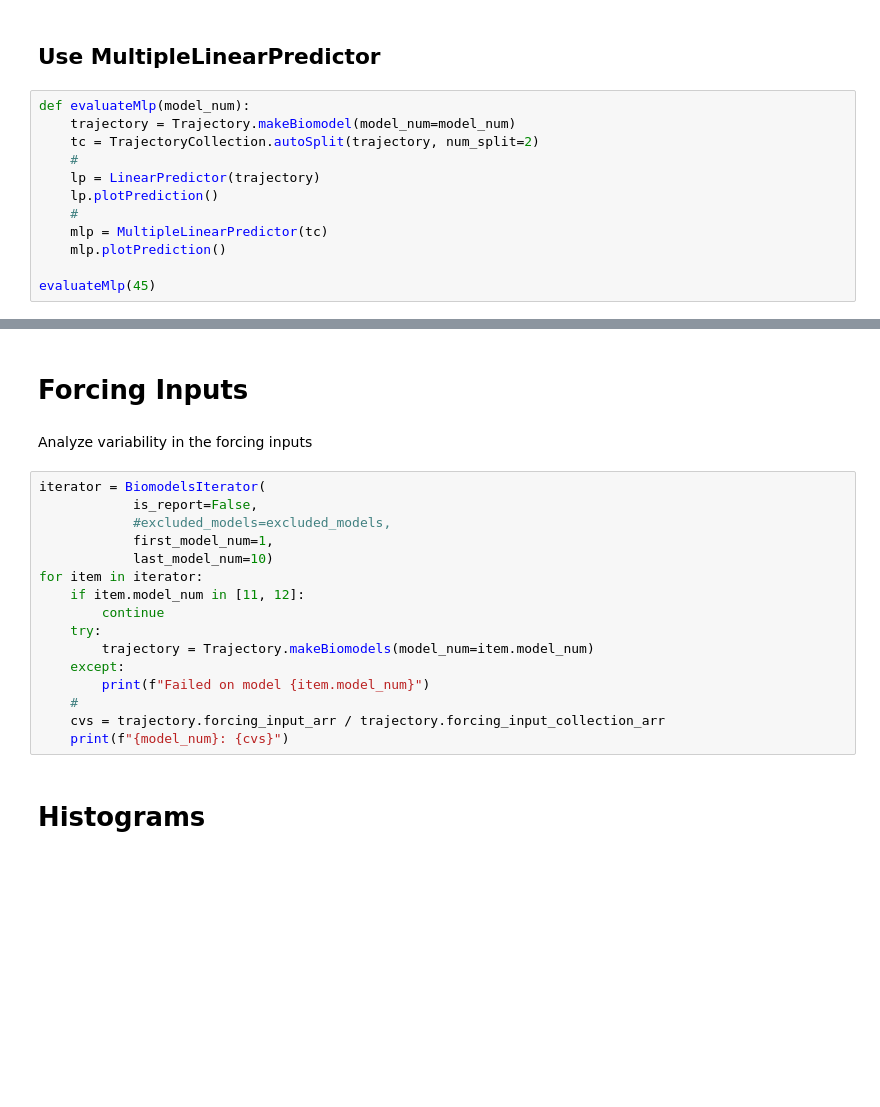
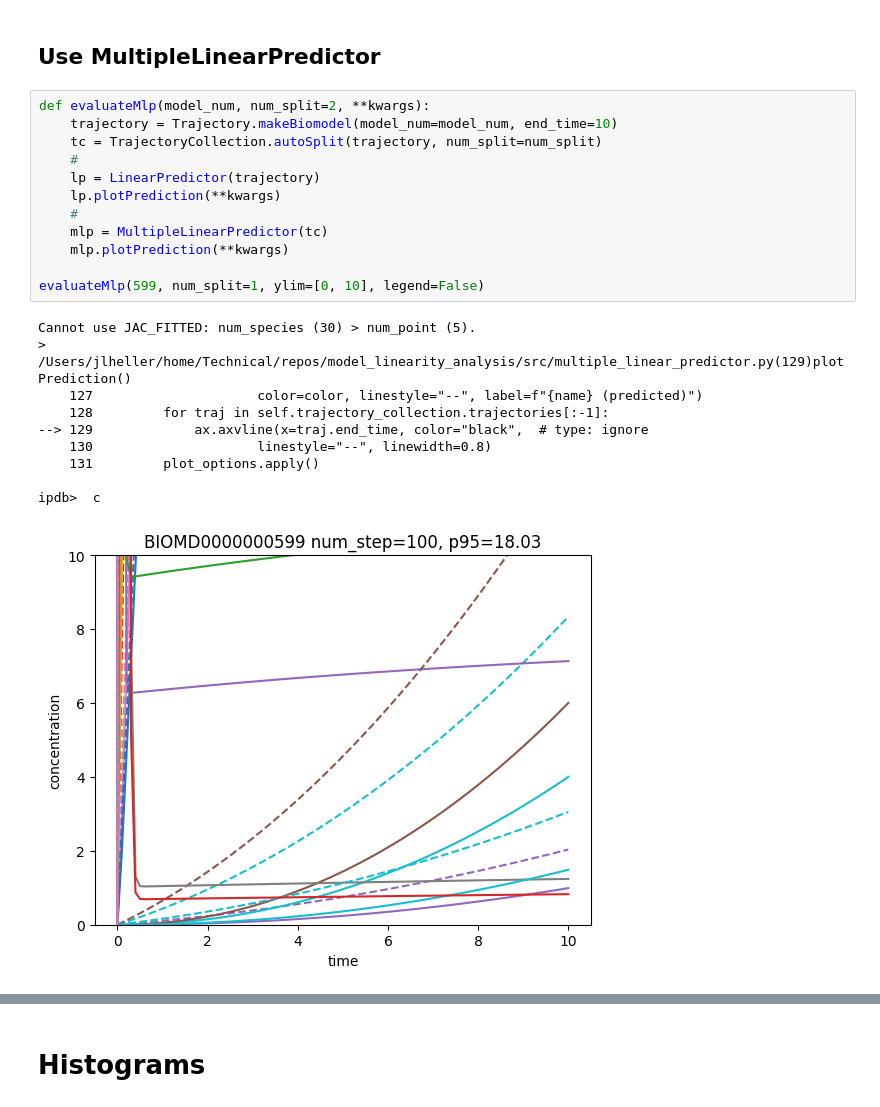
Before and after one commit to ModelEngineering/model_linearity_analysis, a Jupyter notebook: notebooks/score_analysis.ipynb, the cells around one changed output, grey strips where cells are left out. Saved outputs shown, nothing was run; the diff lists cells and outputs as text; blank space fills up the shorter version.

Commit message:
Updates to MultipleLinearPredictor

```diff
--- a/notebooks/score_analysis.ipynb
+++ b/notebooks/score_analysis.ipynb
@@ -114,14 +114,25 @@ LinearPredictor(tc.trajectories[2], jacobian_selection=cn.JAC_FITTED).plotPredic
 # %% [markdown]
 ## Use MultipleLinearPredictor
 # %%
-def evaluateMlp(model_num):
-    trajectory = Trajectory.makeBiomodel(model_num=model_num)
-    tc = TrajectoryCollection.autoSplit(trajectory, num_split=2)
+def evaluateMlp(model_num, num_split=2, **kwargs):
+    trajectory = Trajectory.makeBiomodel(model_num=model_num, end_time=10)
+    tc = TrajectoryCollection.autoSplit(trajectory, num_split=num_split)
     #
     lp = LinearPredictor(trajectory)
-    lp.plotPrediction()
+    lp.plotPrediction(**kwargs)
     #
     mlp = MultipleLinearPredictor(tc)
-    mlp.plotPrediction()
+    mlp.plotPrediction(**kwargs)
 
-evaluateMlp(45)
+evaluateMlp(599, num_split=1, ylim=[0, 10], legend=False)
+# %% [output]
+Cannot use JAC_FITTED: num_species (30) > num_point (5).
+> /Users/jlheller/home/Technical/repos/model_linearity_analysis/src/multiple_linear_predictor.py(129)plotPrediction()
+    127                     color=color, linestyle="--", label=f"{name} (predicted)")
+    128         for traj in self.trajectory_collection.trajectories[:-1]:
+--> 129             ax.axvline(x=traj.end_time, color="black",  # type: ignore
+    130                     linestyle="--", linewidth=0.8)
+    131         plot_options.apply()
+
+ipdb>  c
+[figure, added]
@@ -128,23 +140,3 @@ evaluateMlp(45)
-# %% [markdown]
-# Forcing Inputs
-# %% [markdown]
-Analyze variability in the forcing inputs
-# %%
-iterator = BiomodelsIterator(
-            is_report=False,
-            #excluded_models=excluded_models,
-            first_model_num=1,
-            last_model_num=10)
-for item in iterator:
-    if item.model_num in [11, 12]:
-        continue
-    try:
-        trajectory = Trajectory.makeBiomodels(model_num=item.model_num)
-    except:
-        print(f"Failed on model {item.model_num}")
-    #
-    cvs = trajectory.forcing_input_arr / trajectory.forcing_input_collection_arr
-    print(f"{model_num}: {cvs}")
 # %% [markdown]
 # Histograms
 # %% [markdown]
```
Also changed, not shown: parts of 1 cell of this notebook, 4 other files.
